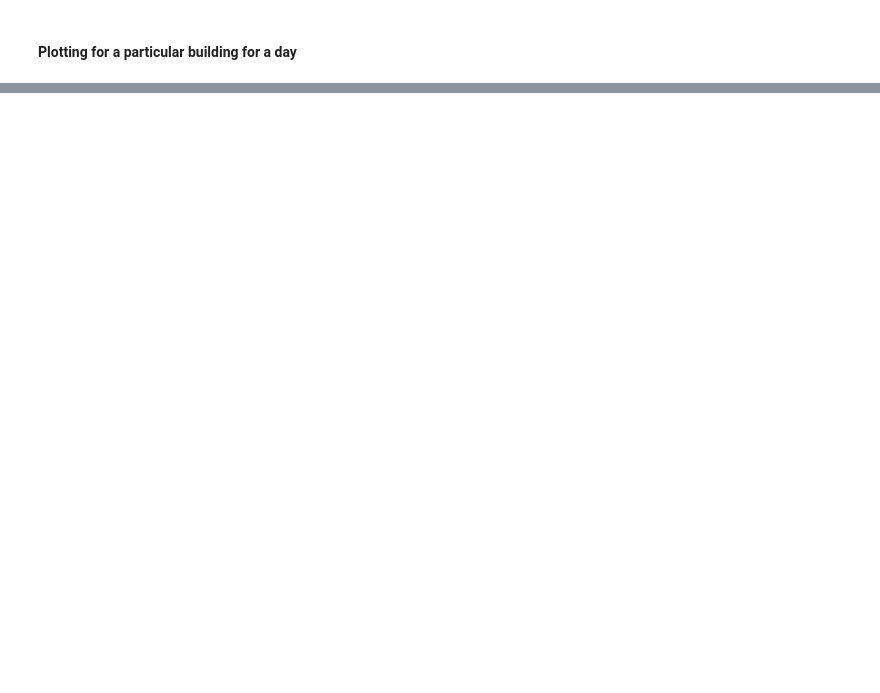
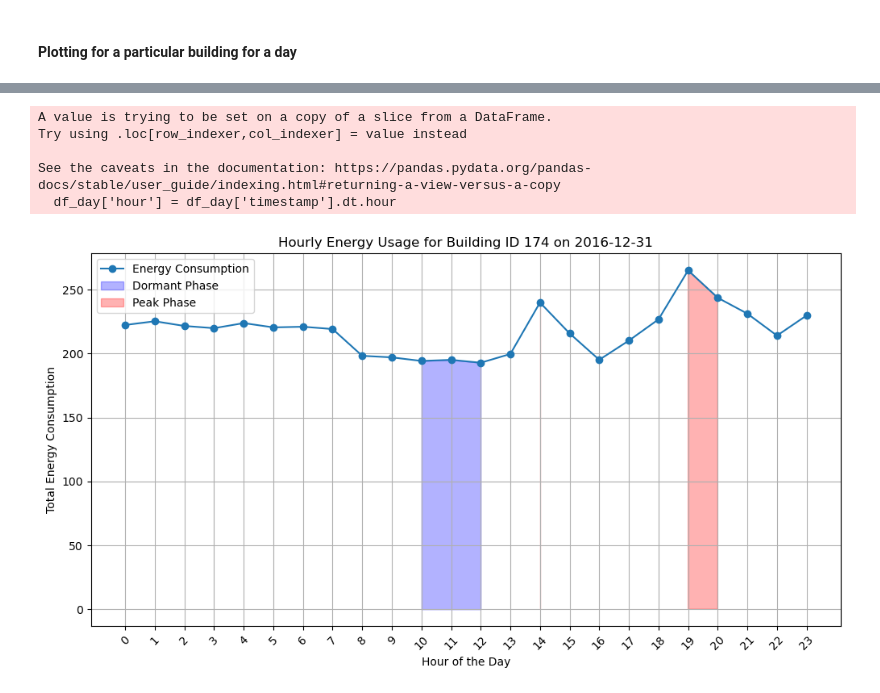
Before and after one commit to Abhinav-gh/IoT-Smart-Energy, a Jupyter notebook: eda_building.ipynb, the cells around one changed output, grey strips where cells are left out. Drawn from its saved outputs; the diff is of its cells as text; code cells hidden in the pictures; blank space fills up the shorter version.

```diff
--- a/eda_building.ipynb
+++ b/eda_building.ipynb
@@ -98,0 +142,48 @@ See the caveats in the documentation: https://pandas.pydata.org/pandas-docs/stab
+# %%
+# Select a single day (e.g., most recent available date)
+selected_date = df_building_meter['timestamp'].dt.date.max()  # Latest date
+df_day = df_building_meter[df_building_meter['timestamp'].dt.date == selected_date]
+
+# Extract hour from timestamp
+df_day['hour'] = df_day['timestamp'].dt.hour
+
+# Aggregate meter readings per hour
+hourly_meter_reading = df_day.groupby('hour')['meter_reading'].sum()
+
+# Define peak & dormant phases based on percentiles
+low_threshold = hourly_meter_reading.quantile(0.10)  # Dormant phase (lowest 10%)
+high_threshold = hourly_meter_reading.quantile(0.90)  # Peak phase (highest 10%)
+
+# Classify peak and dormant phases
+hourly_meter_reading_df = hourly_meter_reading.reset_index()
+hourly_meter_reading_df['phase'] = 'Normal'
+hourly_meter_reading_df.loc[hourly_meter_reading_df['meter_reading'] <= low_threshold, 'phase'] = 'Dormant'
+hourly_meter_reading_df.loc[hourly_meter_reading_df['meter_reading'] >= high_threshold, 'phase'] = 'Peak'
+
+# Plot the hourly energy usage
+plt.figure(figsize=(12, 6))
+plt.plot(hourly_meter_reading_df['hour'], hourly_meter_reading_df['meter_reading'], marker='o', linestyle='-', label="Energy Consumption")
+
+# Highlight dormant phase in blue
+plt.fill_between(hourly_meter_reading_df['hour'], hourly_meter_reading_df['meter_reading'],
+                 where=(hourly_meter_reading_df['phase'] == 'Dormant'), color='blue', alpha=0.3, label="Dormant Phase")
+
+# Highlight peak phase in red
+plt.fill_between(hourly_meter_reading_df['hour'], hourly_meter_reading_df['meter_reading'],
+                 where=(hourly_meter_reading_df['phase'] == 'Peak'), color='red', alpha=0.3, label="Peak Phase")
+
+# Formatting the plot
+plt.xlabel("Hour of the Day")
+plt.ylabel("Total Energy Consumption")
+plt.title(f"Hourly Energy Usage for Building ID {random_building_id} on {selected_date}")
+plt.xticks(range(0, 24), rotation=45)
+plt.legend()
+plt.grid()
+plt.show()
+# %% [output]
+A value is trying to be set on a copy of a slice from a DataFrame.
+Try using .loc[row_indexer,col_indexer] = value instead
+
+See the caveats in the documentation: https://pandas.pydata.org/pandas-docs/stable/user_guide/indexing.html#returning-a-view-versus-a-copy
+  df_day['hour'] = df_day['timestamp'].dt.hour
+[figure, added]
```
Also changed, not shown: parts of 5 cells of this notebook.
